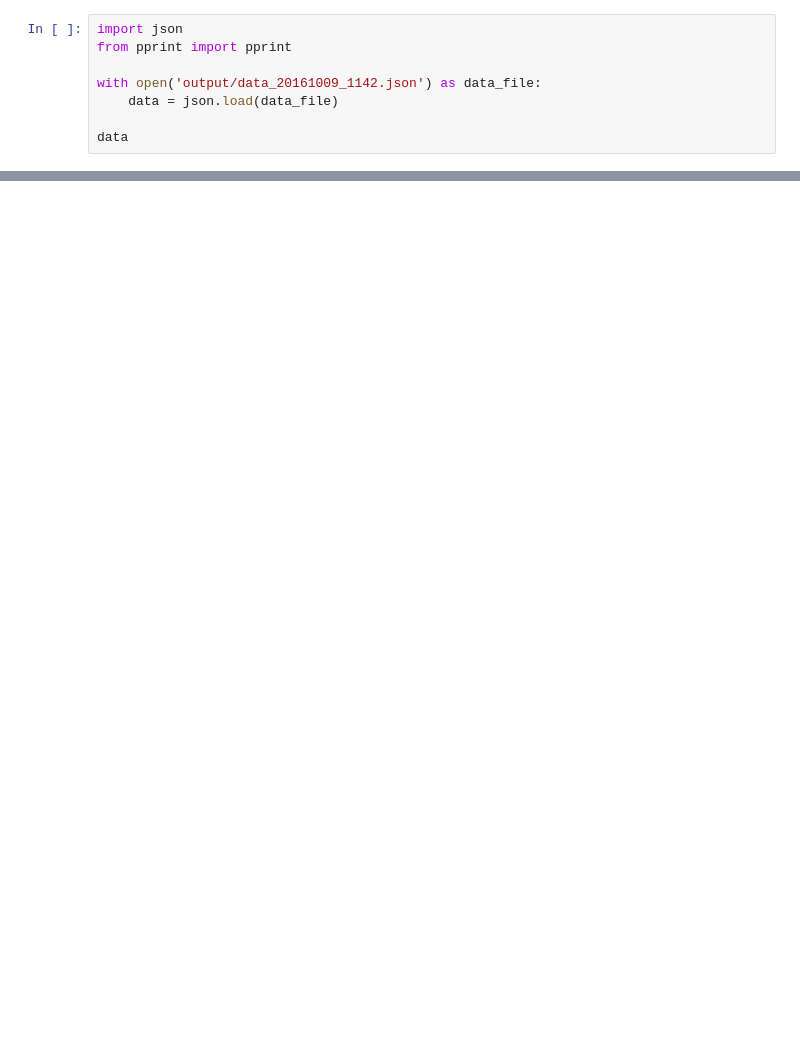
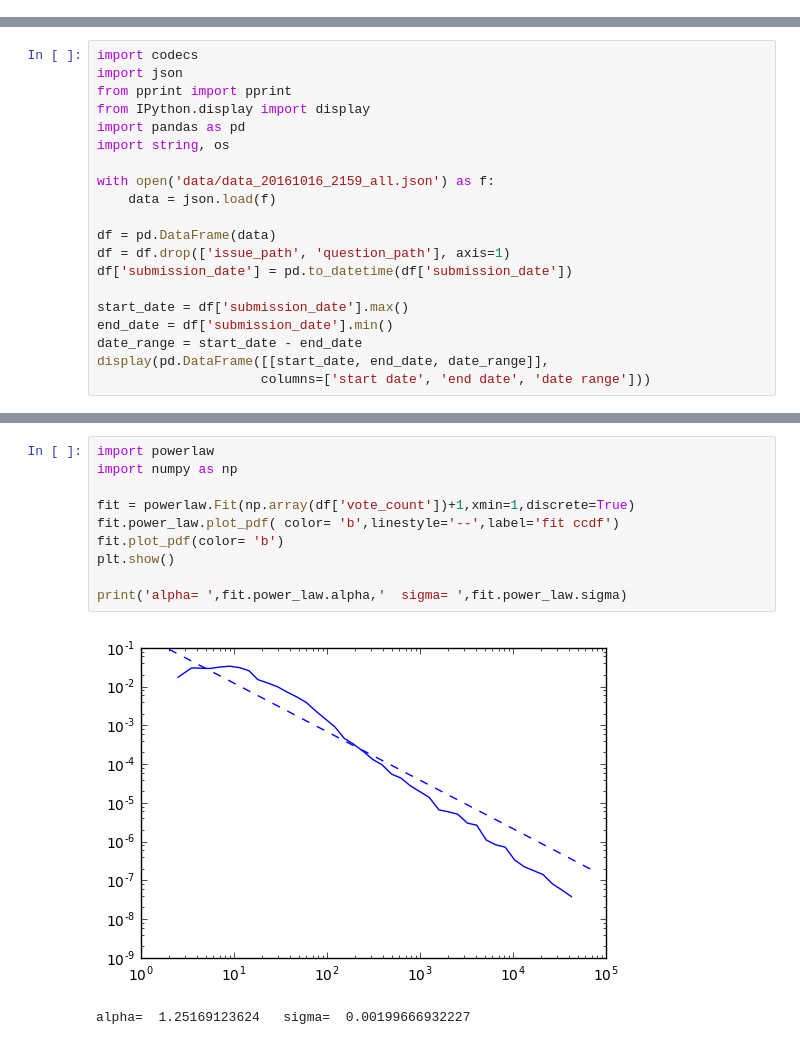
Before and after one commit to jackiekazil/presidentialopenquestions, a Jupyter notebook: POQ analysis.ipynb, the cells around one changed output, grey strips where cells are left out. Saved outputs shown, nothing was run; the diff lists cells and outputs as text; blank space fills up the shorter version.

```diff
--- a/POQ analysis.ipynb
+++ b/POQ analysis.ipynb
@@ -1,8 +0,0 @@
-# %%
-import json
-from pprint import pprint
-
-with open('output/data_20161009_1142.json') as data_file:
-    data = json.load(data_file)
-
-data
@@ -68,0 +15,20 @@ Name: 5, dtype: object
+# %%
+import codecs
+import json
+from pprint import pprint
+from IPython.display import display
+import pandas as pd
+import string, os
+
+with open('data/data_20161016_2159_all.json') as f:
+    data = json.load(f)
+
+df = pd.DataFrame(data)
+df = df.drop(['issue_path', 'question_path'], axis=1)
+df['submission_date'] = pd.to_datetime(df['submission_date'])
+
+start_date = df['submission_date'].max()
+end_date = df['submission_date'].min()
+date_range = start_date - end_date
+display(pd.DataFrame([[start_date, end_date, date_range]],
+                     columns=['start date', 'end date', 'date range']))
@@ -68,0 +77,13 @@ Name: 5, dtype: object
+# %%
+import powerlaw
+import numpy as np
+
+fit = powerlaw.Fit(np.array(df['vote_count'])+1,xmin=1,discrete=True)
+fit.power_law.plot_pdf( color= 'b',linestyle='--',label='fit ccdf')
+fit.plot_pdf(color= 'b')
+plt.show()
+
+print('alpha= ',fit.power_law.alpha,'  sigma= ',fit.power_law.sigma)
+# %% [output]
+[figure, added]
+alpha=  1.25169123624   sigma=  0.00199666932227
```
Also changed, not shown: parts of 57 cells of this notebook, 26 other files.
